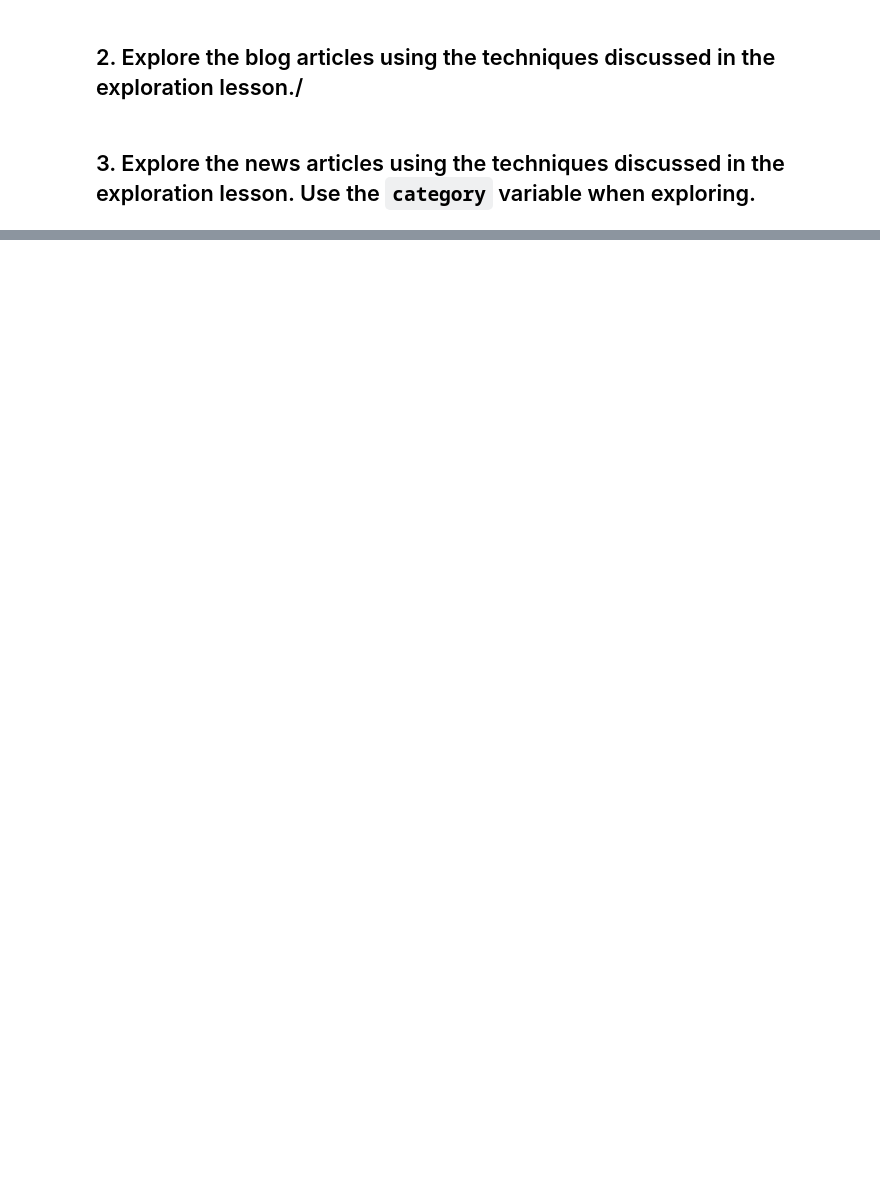
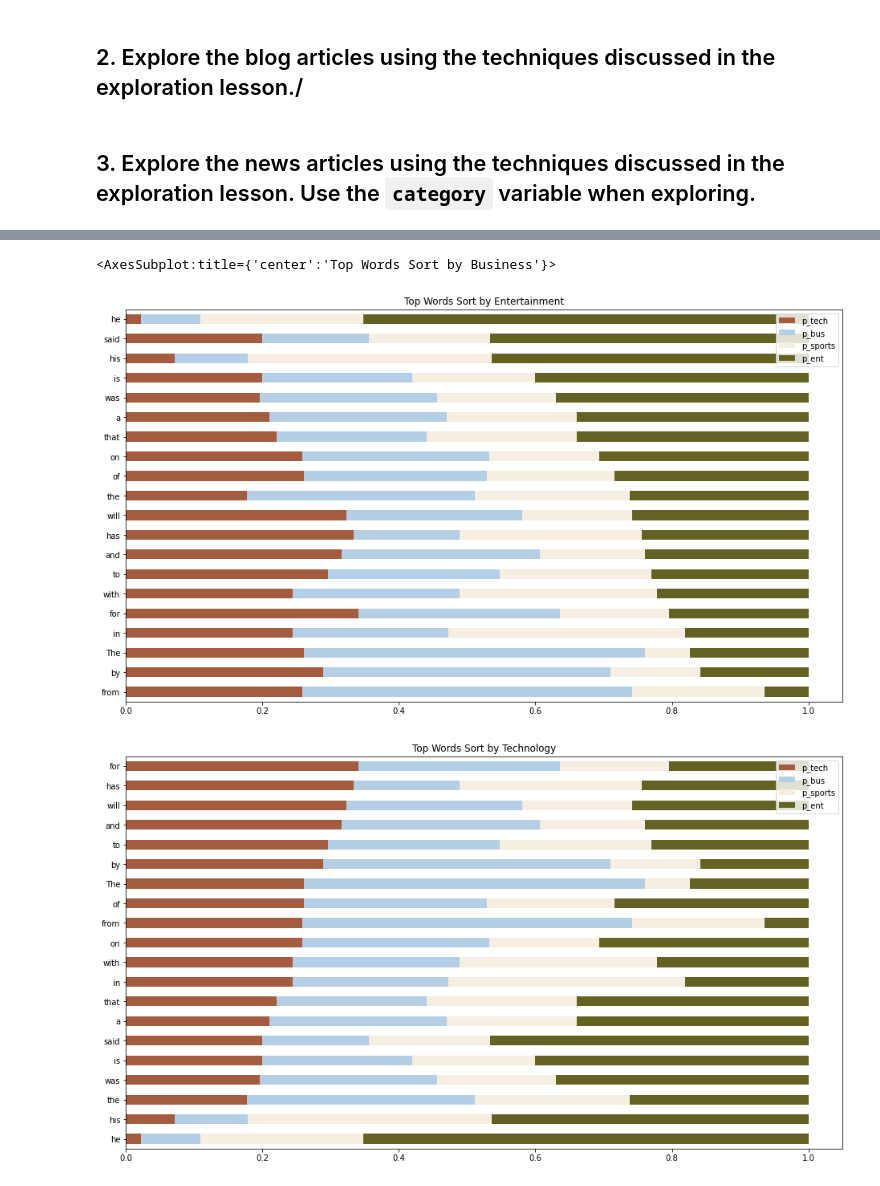
Before and after one commit to m3redithw/natural-language-processing-exercises, a Jupyter notebook: explore.ipynb, the cells around one changed output, grey strips where cells are left out. Cells and saved outputs as stored; diff of their text form; code cells hidden in the pictures; blank space fills up the shorter version.

```diff
--- a/explore.ipynb
+++ b/explore.ipynb
@@ -141,0 +236,16 @@ word_counts.assign(p_spam=word_counts.spam / word_counts['all'],p_ham=word_count
+# %%
+# store each category into variables
+all_news = ' '.join(df_news.content)
+tech_news = ' '.join(df_news[df_news.category == 'technology'].content)
+bus_news = ' '.join(df_news[df_news.category == 'business'].content)
+sports_news = ' '.join(df_news[df_news.category == 'sports'].content)
+ent_news = ' '.join(df_news[df_news.category == 'entertainment'].content)
+# %%
+# store each category word counts into variables and check all text word count
+all_freq = pd.Series(all_news.split()).value_counts()
+tech_freq = pd.Series(tech_news.split()).value_counts()
+bus_freq = pd.Series(bus_news.split()).value_counts()
+sports_freq = pd.Series(sports_news.split()).value_counts()
+ent_freq = pd.Series(ent_news.split()).value_counts()
+
+all_freq
@@ -141,0 +265,49 @@ word_counts.assign(p_spam=word_counts.spam / word_counts['all'],p_ham=word_count
+# %%
+news_word_counts = (pd.concat([all_freq, tech_freq, bus_freq, sports_freq, ent_freq], axis=1, sort=True))\
+    .set_axis(['all', 'technology', 'business', 'sports', 'entertainment'], axis=1, inplace=False)
+# %%
+# visualizing most frequent words sort by each category
+news_word_counts.assign(p_tech=news_word_counts.technology / news_word_counts['all'],\
+                        p_bus=news_word_counts.business / news_word_counts['all'],\
+                        p_sports=news_word_counts.sports / news_word_counts['all'],\
+                        p_ent=news_word_counts.entertainment / news_word_counts['all'])\
+                        .sort_values(by='all', ascending=False)\
+                        .head(20)\
+                        [['p_tech', 'p_bus', 'p_sports', 'p_ent']]\
+                        .sort_values(by='p_ent')\
+                        .plot.barh(stacked=True, figsize = (16,9), title = 'Top Words Sort by Entertainment', color = ['#a45c40', '#b3cee5', '#f6eee0', '#646223'])
+
+
+news_word_counts.assign(p_tech=news_word_counts.technology / news_word_counts['all'],\
+                        p_bus=news_word_counts.business / news_word_counts['all'],\
+                        p_sports=news_word_counts.sports / news_word_counts['all'],\
+                        p_ent=news_word_counts.entertainment / news_word_counts['all'])\
+                        .sort_values(by='all', ascending=False)\
+                        .head(20)\
+                        [['p_tech', 'p_bus', 'p_sports', 'p_ent']]\
+                        .sort_values(by='p_tech')\
+                        .plot.barh(stacked=True, figsize = (16,9), title = 'Top Words Sort by Technology', color = ['#a45c40', '#b3cee5', '#f6eee0', '#646223'])
+
+news_word_counts.assign(p_tech=news_word_counts.technology / news_word_counts['all'],\
+                        p_bus=news_word_counts.business / news_word_counts['all'],\
+                        p_sports=news_word_counts.sports / news_word_counts['all'],\
+                        p_ent=news_word_counts.entertainment / news_word_counts['all'])\
+                        .sort_values(by='all', ascending=False)\
+                        .head(20)\
+                        [['p_tech', 'p_bus', 'p_sports', 'p_ent']]\
+                        .sort_values(by='p_sports')\
+                        .plot.barh(stacked=True, figsize = (16,9), title = 'Top Words Sort by Sports', color = ['#a45c40', '#b3cee5', '#f6eee0', '#646223'])
+
+news_word_counts.assign(p_tech=news_word_counts.technology / news_word_counts['all'],\
+                        p_bus=news_word_counts.business / news_word_counts['all'],\
+                        p_sports=news_word_counts.sports / news_word_counts['all'],\
+                        p_ent=news_word_counts.entertainment / news_word_counts['all'])\
+                        .sort_values(by='all', ascending=False)\
+                        .head(20)\
+                        [['p_tech', 'p_bus', 'p_sports', 'p_ent']]\
+                        .sort_values(by='p_bus')\
+                        .plot.barh(stacked=True, figsize = (16,9), title = 'Top Words Sort by Business', color = ['#a45c40', '#b3cee5', '#f6eee0', '#646223'])
+# %% [output]
+<AxesSubplot:title={'center':'Top Words Sort by Business'}>
+[figure, added]
+[figure, added]
```
Also changed, not shown: parts of 13 cells of this notebook.
